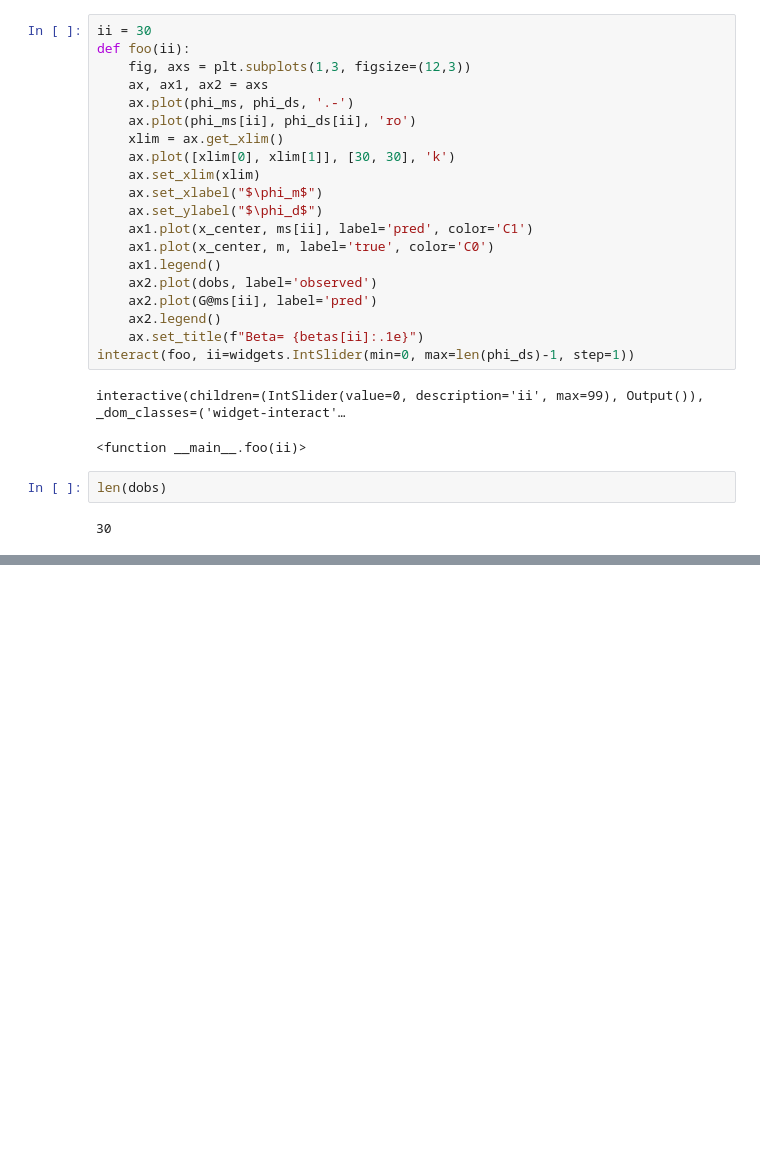
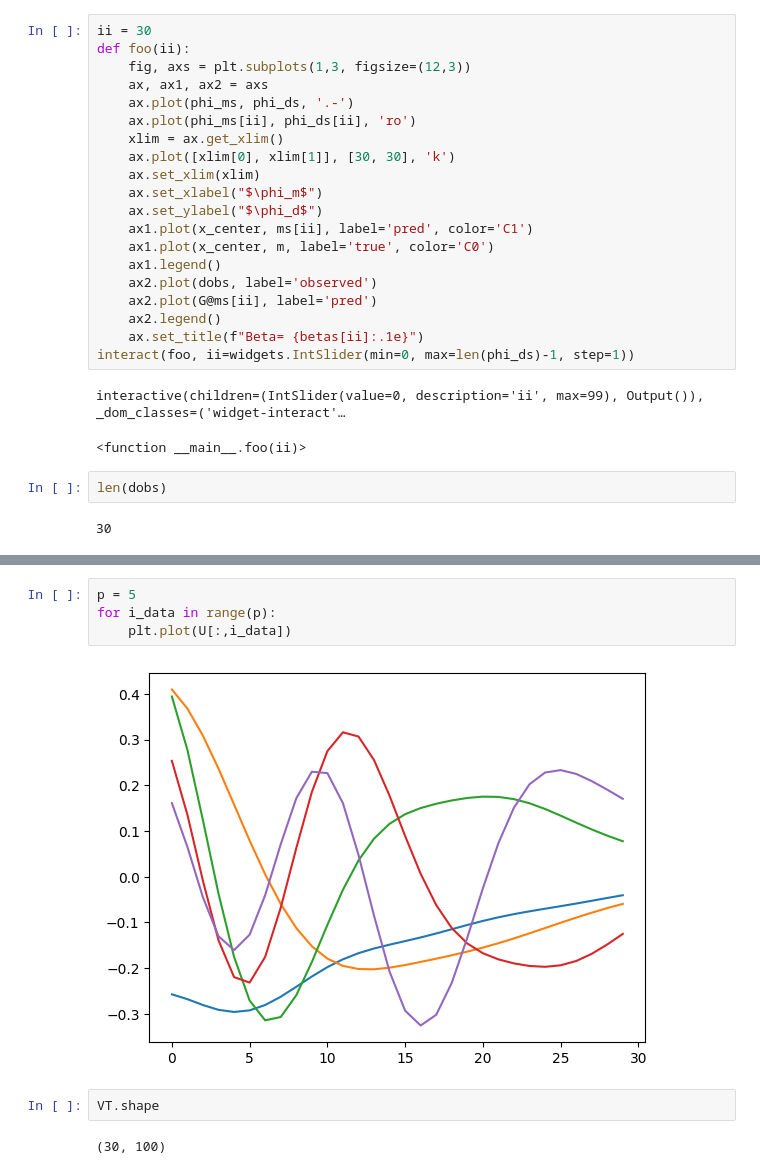
Before and after one commit to emgeolab/geol-4250, a Jupyter notebook: linear_inversion/linear_tikhonov.ipynb, the cells around one changed output, grey strips where cells are left out. Cells and saved outputs as stored; diff of their text form; blank space fills up the shorter version.

```diff
--- a/linear_inversion/linear_tikhonov.ipynb
+++ b/linear_inversion/linear_tikhonov.ipynb
@@ -217,0 +266,10 @@ len(dobs)
+# %%
+p = 5
+for i_data in range(p):
+    plt.plot(U[:,i_data])
+# %% [output]
+[figure, added]
+# %%
+VT.shape
+# %% [output]
+(30, 100)
```
Also changed, not shown: parts of 15 cells of this notebook.
